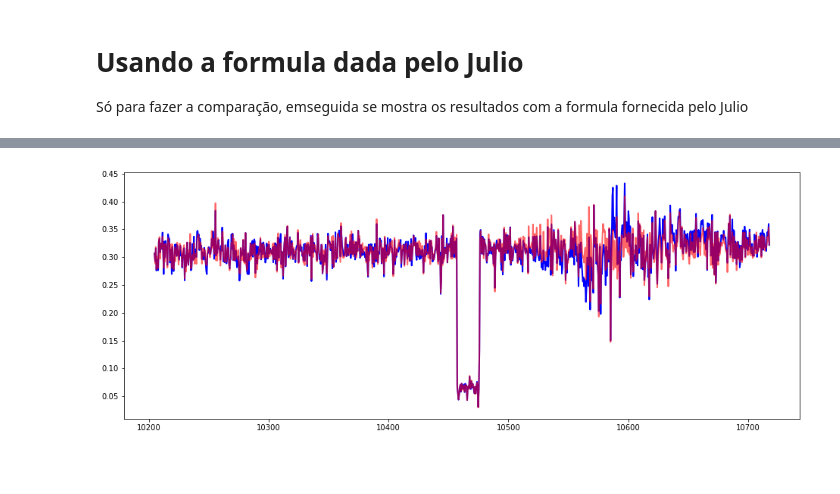
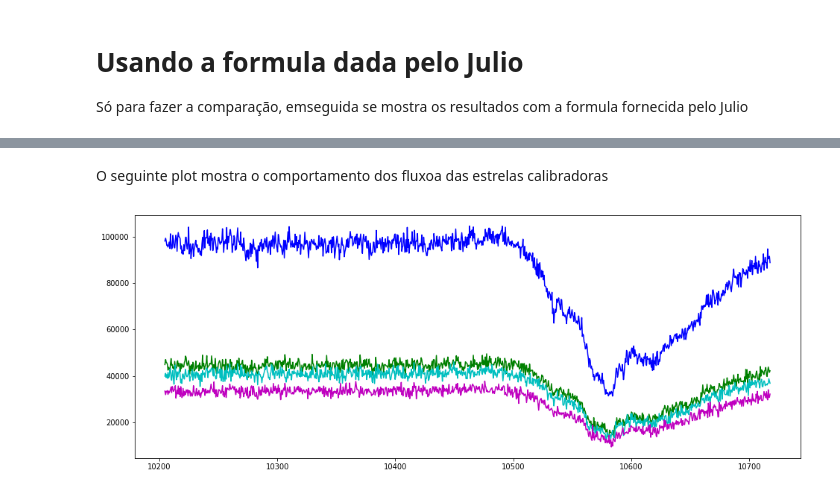
Before and after one commit to fredifqh/occu_chariklo, a Jupyter notebook: photometry_chariklo.ipynb, the cells around one changed output, grey strips where cells are left out. Cells and saved outputs as stored; diff of their text form; code cells hidden in the pictures; blank space fills up the shorter version.

Commit message:
was used Julio's photometry.dat configuration and was added another star calibrator

```diff
--- a/photometry_chariklo.ipynb
+++ b/photometry_chariklo.ipynb
@@ -200,8 +190,12 @@ import matplotlib.pyplot as plt
+# %% [markdown]
+O seguinte plot mostra o comportamento dos fluxoa das estrelas calibradoras
 # %%
-result = pd.read_table("teste_julio_config.dat", sep="\s+", header=None)
+result1 = pd.read_table("teste_julio_config_4_calib.dat", sep="\s+", header=None)
 fig = plt.figure(figsize=(16, 6))
-plt.plot(result[0], result[1]/result[3], 'b-', ms=2, lw=2.0) # media deslizante
-plt.plot(result[0], result[1]/result[2], 'r-', ms=2, lw=2.0, alpha=0.6) # original
+plt.plot(result1[0], result1[4], 'b-', ms=2, lw=1.5)
+plt.plot(result1[0], result1[5], 'g-', ms=2, lw=1.5)
+plt.plot(result1[0], result1[6], 'c-', ms=2, lw=1.5)
+plt.plot(result1[0], result1[7], 'm-', ms=2, lw=1.5)
 plt.show()
 # %% [output]
-[figure, old version]
+[figure, new version]
```
Also changed, not shown: parts of 22 cells of this notebook.
